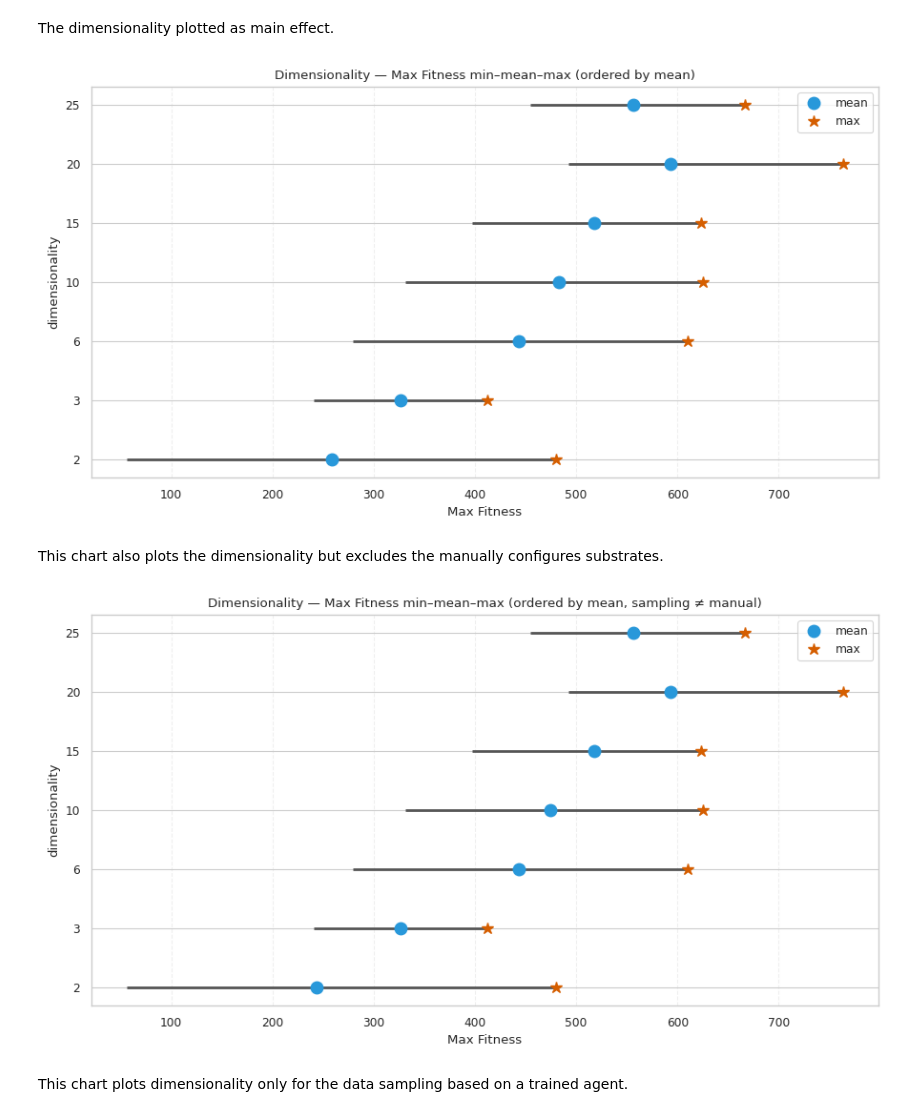
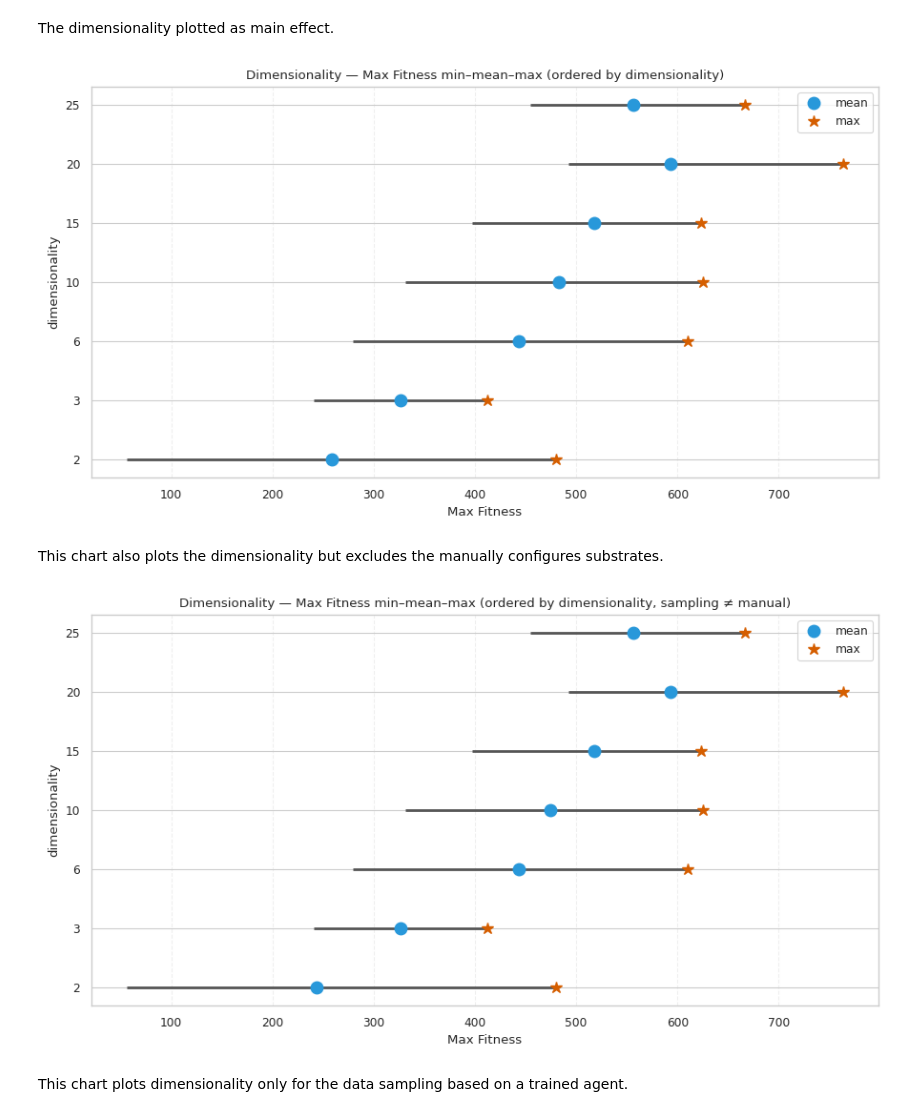
Before and after one commit to A-Gruber-IU/hyperneat_substrates, a Jupyter notebook: evaluation.ipynb, the cells around one changed output. Cells and saved outputs as stored; diff of their text form; code cells hidden in the pictures.

Commit message:
fixed some chart legends

```diff
--- a/evaluation.ipynb
+++ b/evaluation.ipynb
@@ -226,16 +226,16 @@ The dimensionality plotted as main effect.
 # %%
 plot_range_mean_max(
     df_in=df_all,
     group_col='dimensionality',
     value_col='max_fitness',
-    title='Dimensionality — Max Fitness min–mean–max (ordered by mean)',
+    title='Dimensionality — Max Fitness min–mean–max (ordered by dimensionality)',
     outpath=os.path.join(eval_output_dir, "main_effect_dimensionality_range_mean_max.png"),
     order_by='dimensionality',
     ascending=True,
     figsize=(9, 5)
 )
 # %% [output]
-[figure, old version]
+[figure, new version]
 # %% [markdown]
 This chart also plots the dimensionality but excludes the manually configures substrates.
 # %%
@@ -243,14 +243,14 @@ plot_range_mean_max(
     df_in=df_no_manual,
     group_col='dimensionality',
     value_col='max_fitness',
-    title='Dimensionality — Max Fitness min–mean–max (ordered by mean, sampling ≠ manual)',
+    title='Dimensionality — Max Fitness min–mean–max (ordered by dimensionality, sampling ≠ manual)',
     outpath=os.path.join(eval_output_dir, "main_effect_dimensionality_no_manual_range_mean_max.png"),
     order_by='dimensionality',
     ascending=True,
     figsize=(9, 5)
 )
 # %% [output]
-[figure, old version]
+[figure, new version]
 # %% [markdown]
 This chart plots dimensionality only for the data sampling based on a trained agent.
 # %%
```
Also changed, not shown: parts of 2 cells of this notebook, 4 other files.
